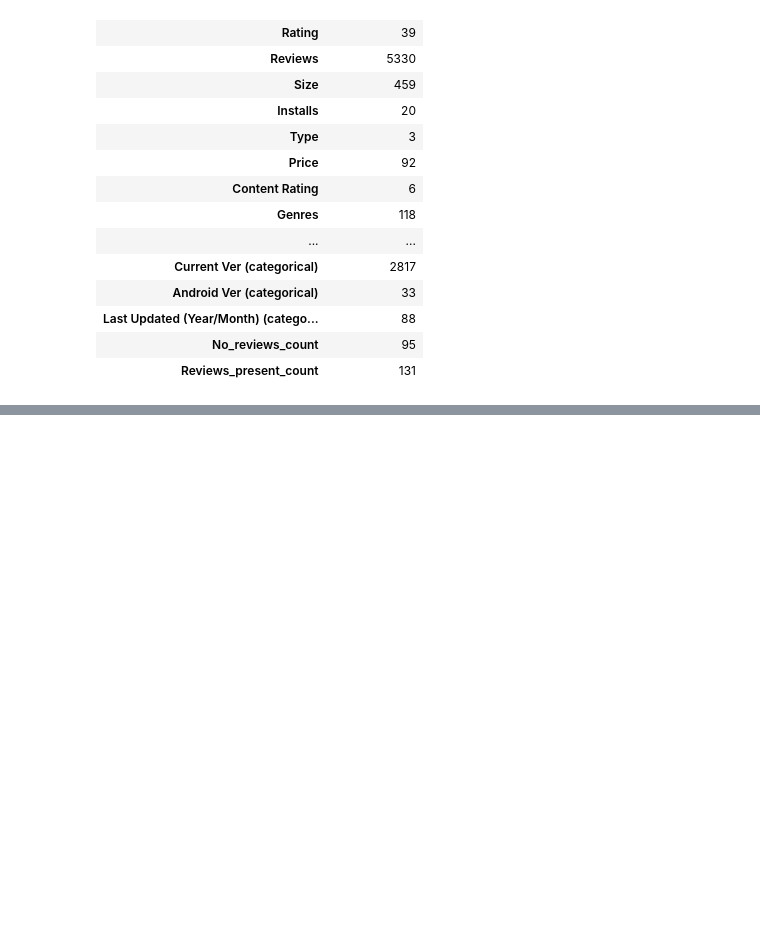
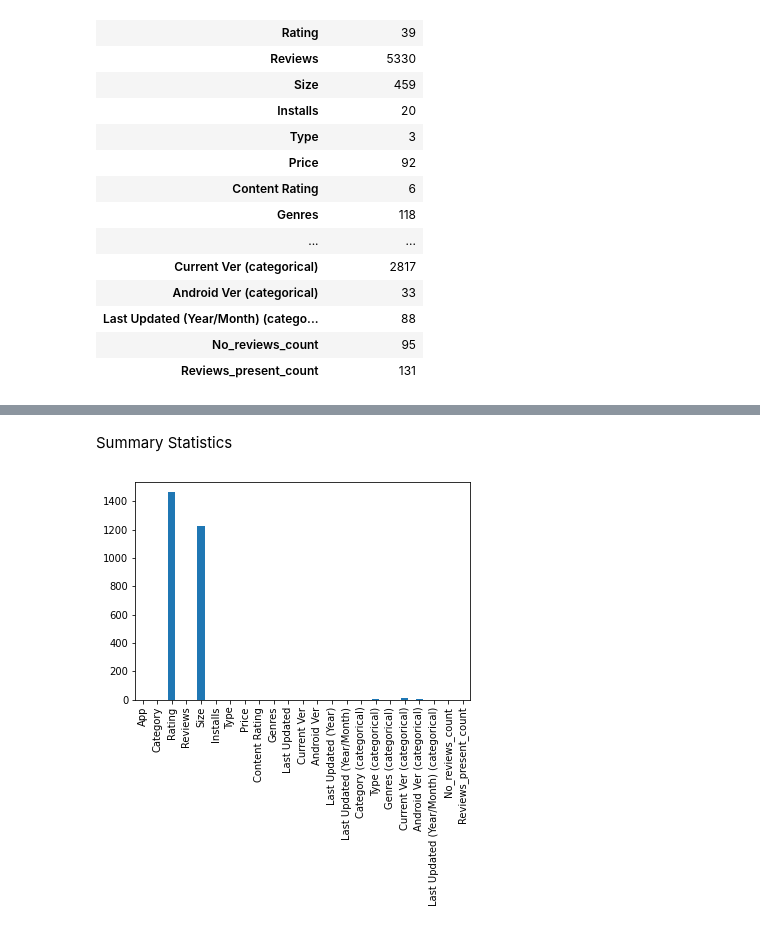
Before and after one commit to MeghanaChowdary4/Google-Playstore-Apps-Extended-Dataset, a Jupyter notebook: PROJECT_1_GOOGLE_PLAY_STORE_APPS_EXTENDED.ipynb, the cells around one changed output, grey strips where cells are left out. Drawn from its saved outputs; the diff is of its cells as text; code cells hidden in the pictures; blank space fills up the shorter version.

```diff
--- a/PROJECT_1_GOOGLE_PLAY_STORE_APPS_EXTENDED.ipynb
+++ b/PROJECT_1_GOOGLE_PLAY_STORE_APPS_EXTENDED.ipynb
@@ -25,7 +25,7 @@ import numpy as np
 # %%
 #importing csv file extended_googleplaystore
 
-df = pd.read_csv("extended_googleplaystore.csv")
+df = pd.read_csv("/content/drive/MyDrive/extended_googleplaystore.csv")
 df
 # %% [output]
 |  | App | Category | Rating | Reviews | Size | Installs | Type | Price | Content Rating | Genres | ... |
@@ -244,5 +282,12 @@ df.nunique().to_frame(name ='Unique Values')
+# %% [markdown]
+Summary Statistics
 # %%
 #importing seaborn library
 import seaborn as sns
 #importing matplot library
 import matplotlib.pyplot as plt
+# %%
+graph=df.isnull().sum().plot.bar()
+plt.show()
+# %% [output]
+[figure, added]
```
Also changed, not shown: parts of 21 cells of this notebook.
